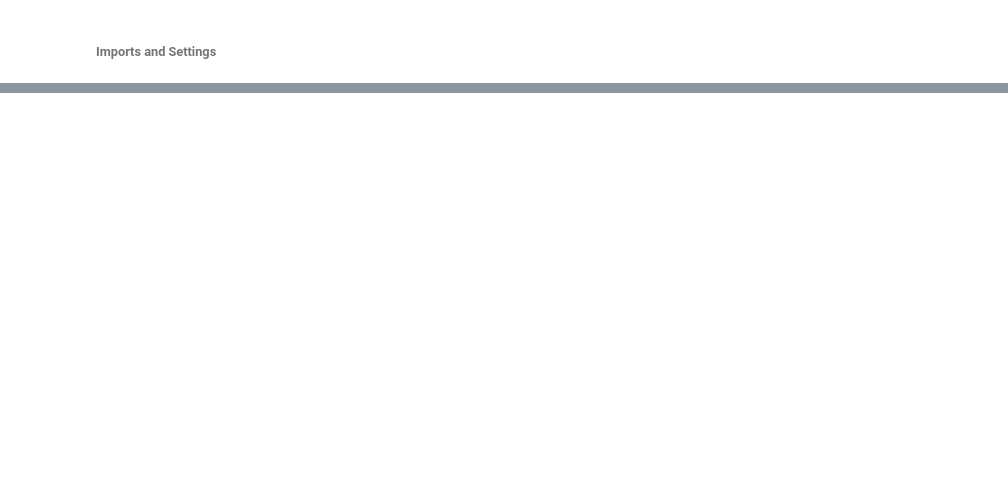
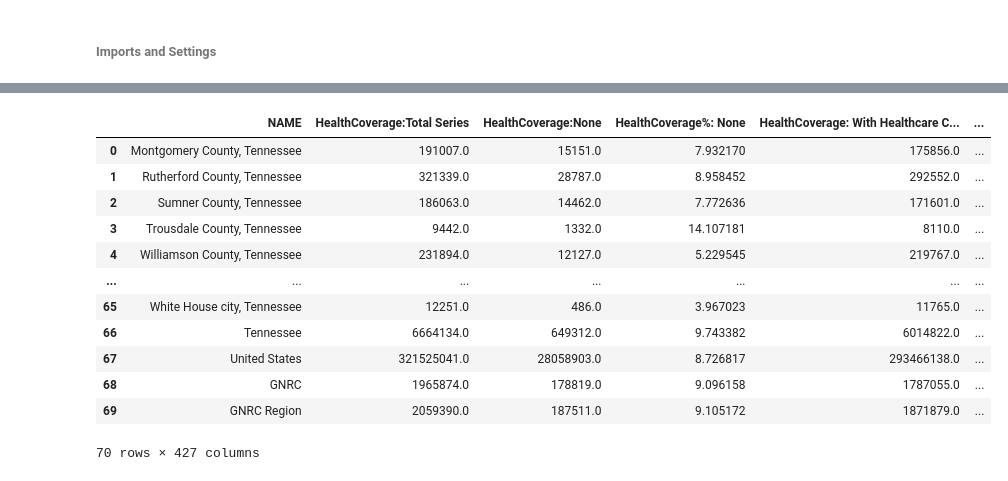
Before and after one commit to Greater-Nashville-Regional-Council/Regional-Planning, a Jupyter notebook: 1. Comprehensive Plans/notebooks/2. Calculations/6. ACS 2020 Calculations.ipynb, the cells around one changed output, grey strips where cells are left out. Cells and saved outputs as stored; diff of their text form; code cells hidden in the pictures; blank space fills up the shorter version.

Commit message:
readme and table updates

```diff
--- a/1. Comprehensive Plans/notebooks/2. Calculations/6. ACS 2020 Calculations.ipynb
+++ b/1. Comprehensive Plans/notebooks/2. Calculations/6. ACS 2020 Calculations.ipynb
@@ -16,4 +16,4 @@ pd.set_option('display.max_columns', None)
 pd.set_option('display.width', 150)
 # %%
 def percent(x, y):
-    return x/y
+    return (x/y)*100
@@ -1397,5 +320,0 @@ data.head()
-# %%
-data = data.set_index('NAME')
-data = data.add_suffix(' 2020')
-data = data.reset_index()
-data.head()
@@ -1418,0 +1307,5 @@ data.to_csv('../../data/Prefix2020ACS.csv', index = False)
+# %%
+suffix = data.set_index('NAME')
+suffix = suffix.add_suffix(' 2020')
+suffix = suffix.reset_index()
+suffix.head(3)
@@ -1418,0 +1317,17 @@ data.to_csv('../../data/Prefix2020ACS.csv', index = False)
+# %%
+tidy = data
+tidy.head(70)
+# %% [output]
+|  | NAME | HealthCoverage:Total Series | HealthCoverage:None | HealthCoverage%: None | HealthCoverage: With Healthcare C... | ... |
+| 0 | Montgomery County, Tennessee | 191007.0 | 15151.0 | 7.932170 | 175856.0 | ... |
+| 1 | Rutherford County, Tennessee | 321339.0 | 28787.0 | 8.958452 | 292552.0 | ... |
+| 2 | Sumner County, Tennessee | 186063.0 | 14462.0 | 7.772636 | 171601.0 | ... |
+| 3 | Trousdale County, Tennessee | 9442.0 | 1332.0 | 14.107181 | 8110.0 | ... |
+| 4 | Williamson County, Tennessee | 231894.0 | 12127.0 | 5.229545 | 219767.0 | ... |
+| ... | ... | ... | ... | ... | ... | ... |
+| 65 | White House city, Tennessee | 12251.0 | 486.0 | 3.967023 | 11765.0 | ... |
+| 66 | Tennessee | 6664134.0 | 649312.0 | 9.743382 | 6014822.0 | ... |
+| 67 | United States | 321525041.0 | 28058903.0 | 8.726817 | 293466138.0 | ... |
+| 68 | GNRC | 1965874.0 | 178819.0 | 9.096158 | 1787055.0 | ... |
+| 69 | GNRC Region | 2059390.0 | 187511.0 | 9.105172 | 1871879.0 | ... |
+70 rows × 427 columns
```
Also changed, not shown: parts of 88 cells of this notebook, 45 other files.
